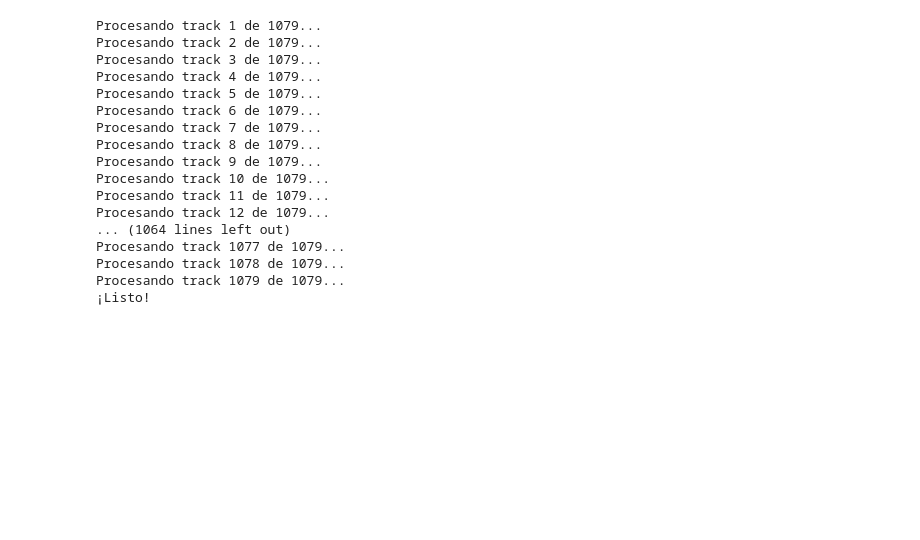
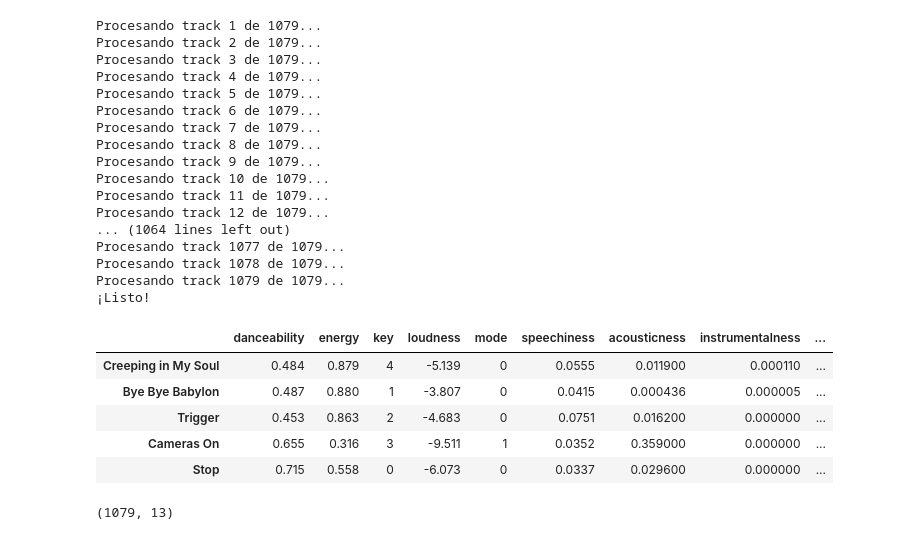
Before and after one commit to BMB0/-Assignment-4, a Jupyter notebook: spotify_recommender.ipynb, the cells around one changed output. Cells and saved outputs as stored; diff of their text form; code cells hidden in the pictures; blank space fills up the shorter version.

```diff
--- a/spotify_recommender.ipynb
+++ b/spotify_recommender.ipynb
@@ -326,3 +326,12 @@ Procesando track 1077 de 1079...
 Procesando track 1078 de 1079...
 Procesando track 1079 de 1079...
 ¡Listo!
+# %%
+candidatos_df.head()
+# %% [output]
+|  | danceability | energy | key | loudness | mode | speechiness | acousticness | instrumentalness | ... |
+| Creeping in My Soul | 0.484 | 0.879 | 4 | -5.139 | 0 | 0.0555 | 0.011900 | 0.000110 | ... |
+| Bye Bye Babylon | 0.487 | 0.880 | 1 | -3.807 | 0 | 0.0415 | 0.000436 | 0.000005 | ... |
+| Trigger | 0.453 | 0.863 | 2 | -4.683 | 0 | 0.0751 | 0.016200 | 0.000000 | ... |
+| Cameras On | 0.655 | 0.316 | 3 | -9.511 | 1 | 0.0352 | 0.359000 | 0.000000 | ... |
+| Stop | 0.715 | 0.558 | 0 | -6.073 | 0 | 0.0337 | 0.029600 | 0.000000 | ... |
@@ -328,0 +340,4 @@ Procesando track 1079 de 1079...
+# %%
+candidatos_df.shape
+# %% [output]
+(1079, 13)
```
Also changed, not shown: parts of 2 cells of this notebook.
